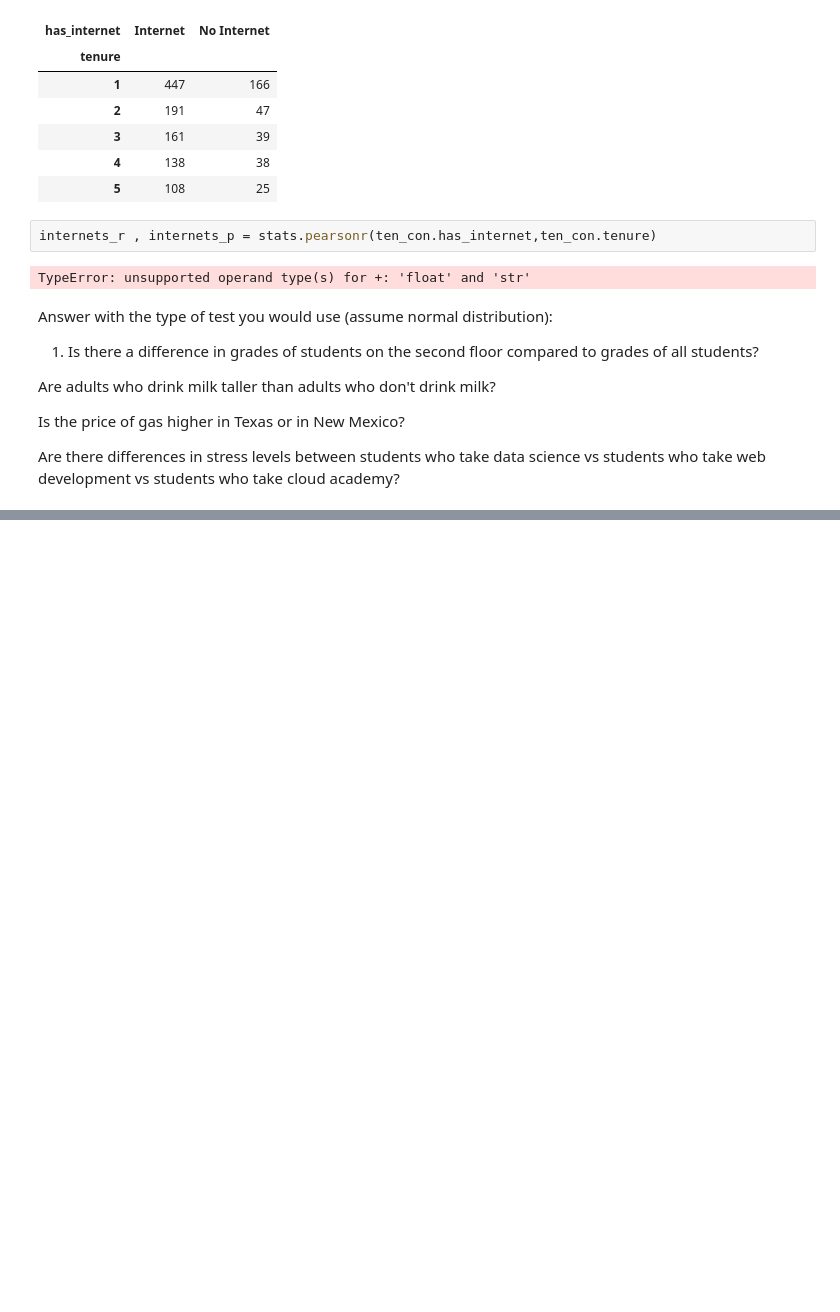
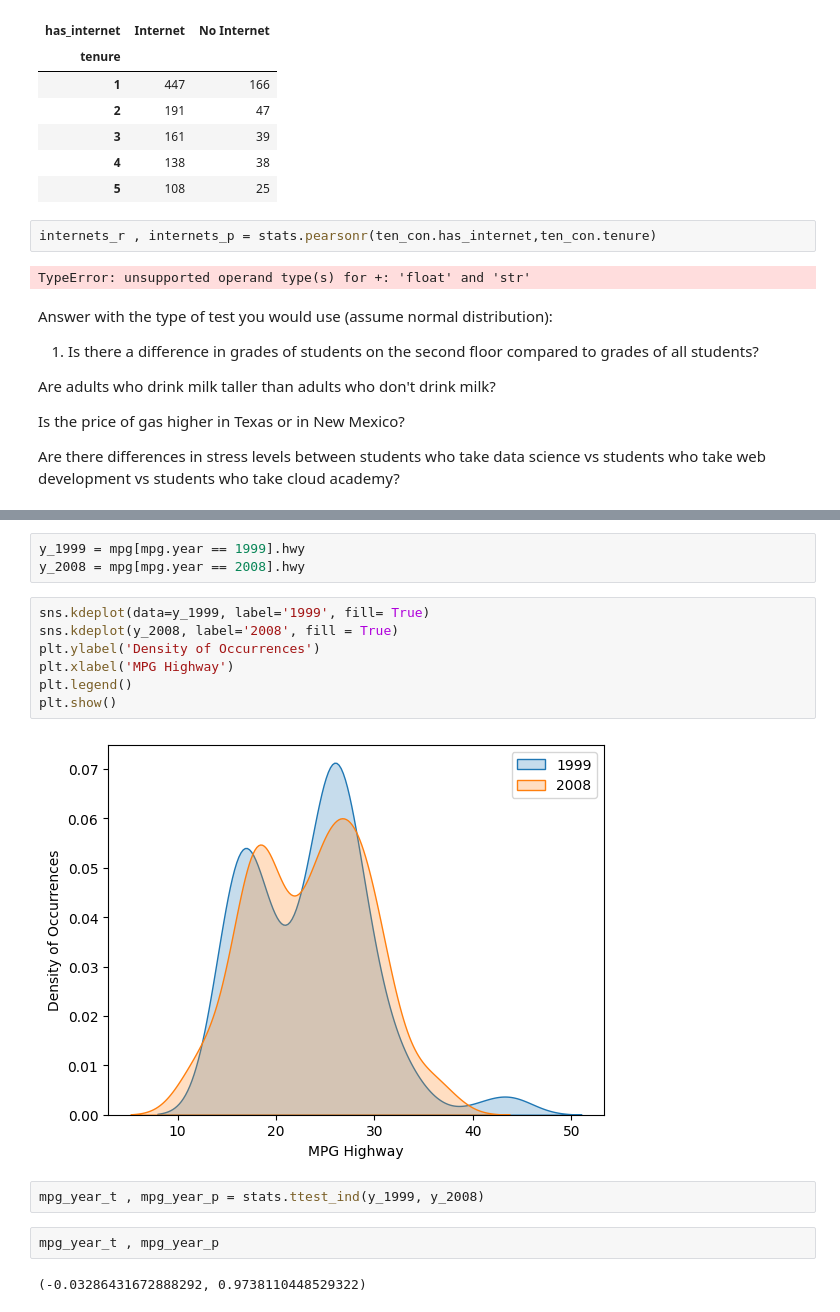
Before and after one commit to eelysee/statistics-exercises, a Jupyter notebook: hypothesis_testing.ipynb, the cells around one changed output, grey strips where cells are left out. Saved outputs shown, nothing was run; the diff lists cells and outputs as text; blank space fills up the shorter version.

Commit message:
ttest

```diff
--- a/hypothesis_testing.ipynb
+++ b/hypothesis_testing.ipynb
@@ -345,0 +413,18 @@ Is there a difference in grades of students on the second floor compared to grad
+# %%
+y_1999 = mpg[mpg.year == 1999].hwy
+y_2008 = mpg[mpg.year == 2008].hwy
+# %%
+sns.kdeplot(data=y_1999, label='1999', fill= True)
+sns.kdeplot(y_2008, label='2008', fill = True)
+plt.ylabel('Density of Occurrences')
+plt.xlabel('MPG Highway')
+plt.legend()
+plt.show()
+# %% [output]
+[figure, added]
+# %%
+mpg_year_t , mpg_year_p = stats.ttest_ind(y_1999, y_2008)
+# %%
+mpg_year_t , mpg_year_p
+# %% [output]
+(-0.03286431672888292, 0.9738110448529322)
```
Also changed, not shown: parts of 28 cells of this notebook, 1 other file.
